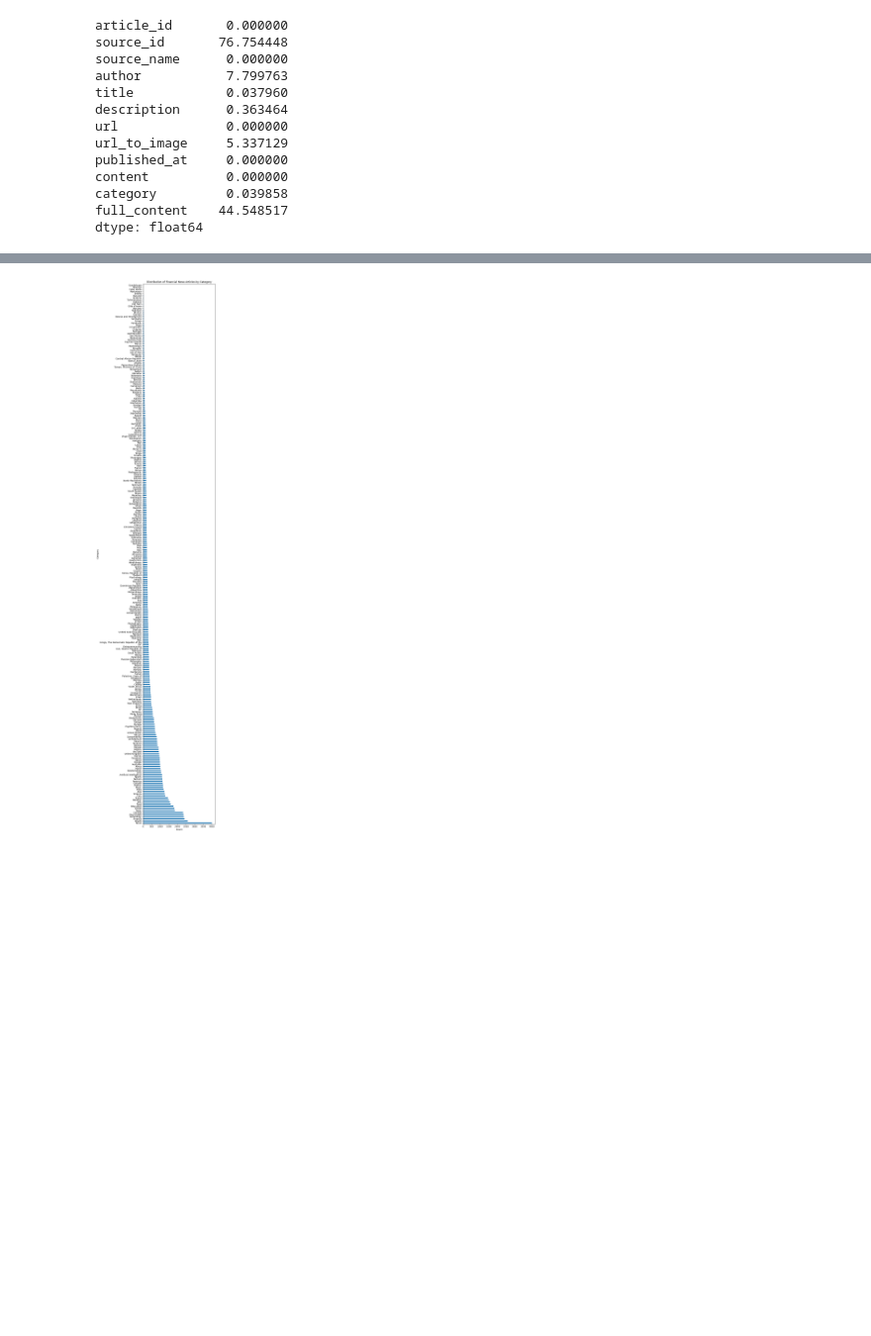
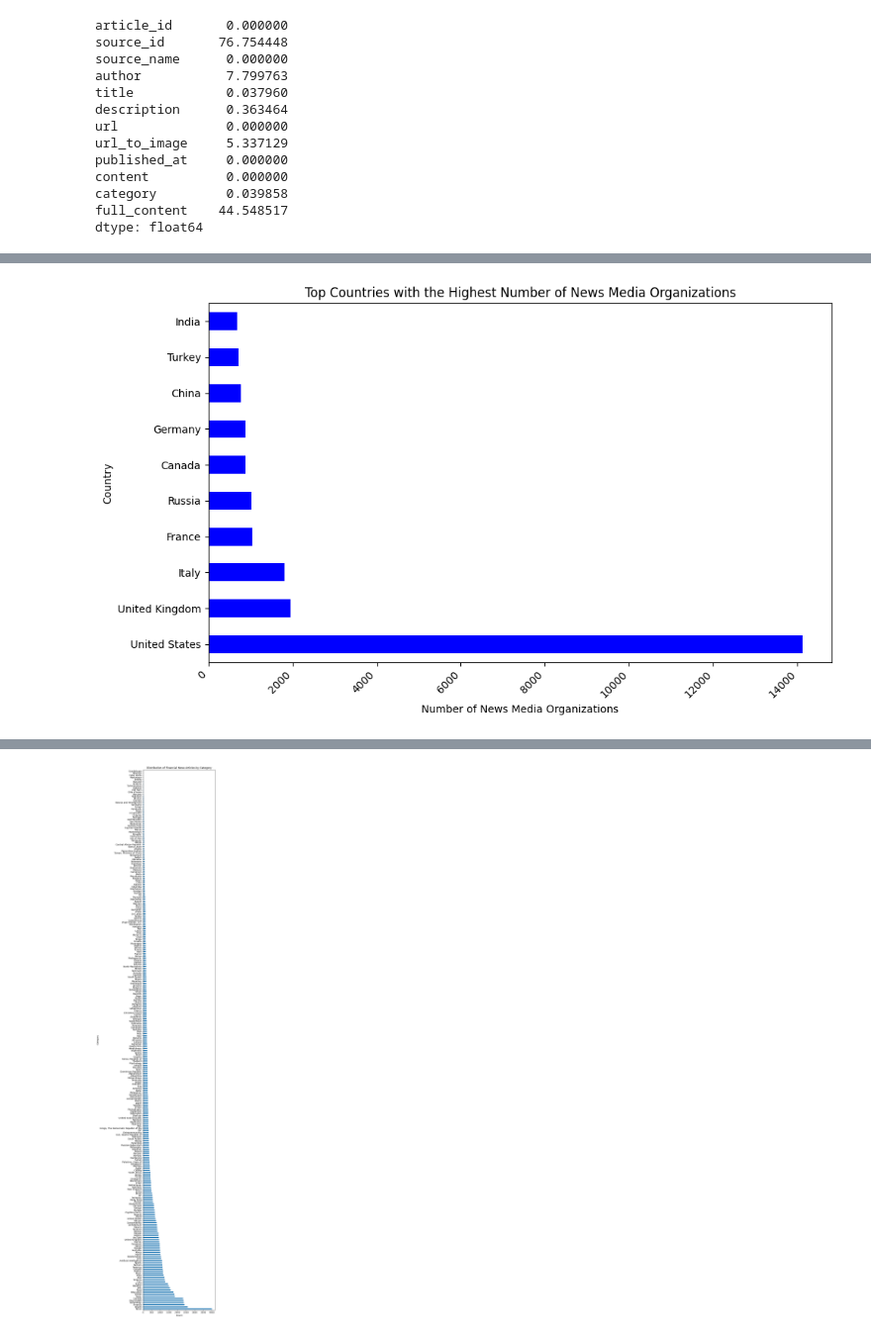
Before and after one commit to tegbiye/news_correlation_10ac_week0, a Jupyter notebook: src/news_analysis.ipynb, the cells around one changed output, grey strips where cells are left out. Shown at 99% size. Saved outputs shown, nothing was run; the diff lists cells and outputs as text; code cells hidden in the pictures; blank space fills up the shorter version.

```diff
--- a/src/news_analysis.ipynb
+++ b/src/news_analysis.ipynb
@@ -341,0 +177,18 @@ dtype: float64
+# %%
+#Countries with the highest number of news media organisations which is represented by domains in the data)
+
+domain_loc.dropna(subset=['Country', 'SourceCommonName'], inplace=True)
+country_counts = domain_loc['Country'].value_counts()
+top_countries = country_counts.head(10)
+
+# Plotting
+plt.figure(figsize=(10, 6))
+top_countries.plot(kind='barh', color='blue')
+plt.ylabel('Country')
+plt.xlabel('Number of News Media Organizations')
+plt.title('Top Countries with the Highest Number of News Media Organizations')
+plt.xticks(rotation=45, ha='right')
+plt.tight_layout()
+plt.show()
+# %% [output]
+[figure, added]
```
Also changed, not shown: parts of 40 cells of this notebook.
